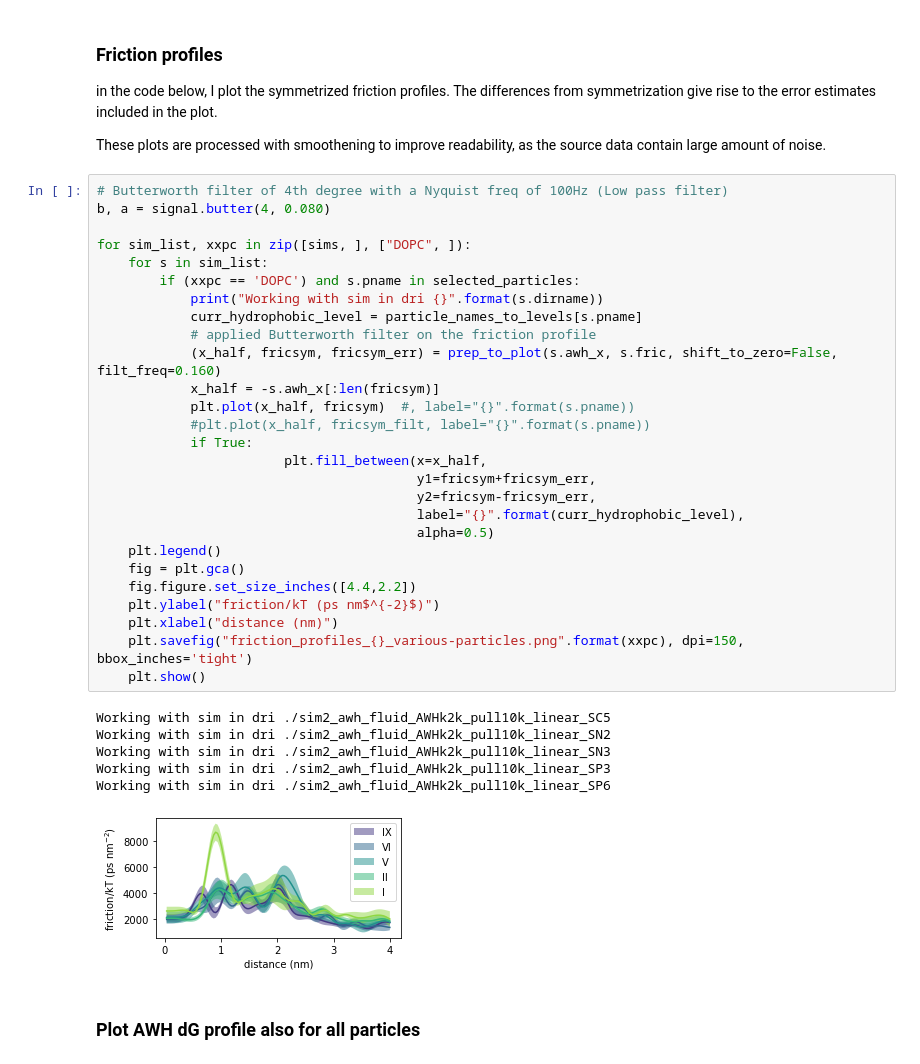
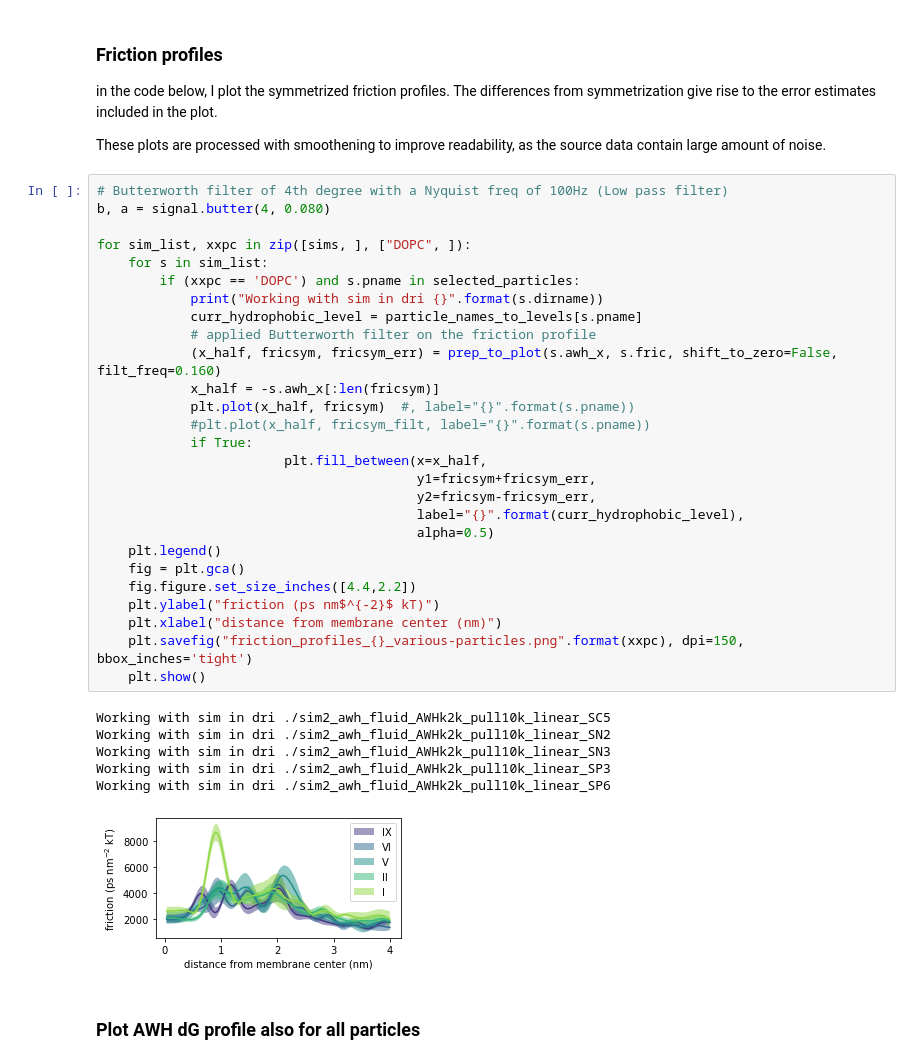
Before and after one commit to jmelcr/permeability, a Jupyter notebook: martini3/cholesterol00p_PC_variousTails_sims/saturation_DPPC-POPC_titration/perm_particle_EOLS/dopc-unsat_0-169_d_100/plot_awh_fric_profiles.ipynb, the cells around one changed output. Saved outputs shown, nothing was run; the diff lists cells and outputs as text.

```diff
--- a/martini3/cholesterol00p_PC_variousTails_sims/saturation_DPPC-POPC_titration/perm_particle_EOLS/dopc-unsat_0-169_d_100/plot_awh_fric_profiles.ipynb
+++ b/martini3/cholesterol00p_PC_variousTails_sims/saturation_DPPC-POPC_titration/perm_particle_EOLS/dopc-unsat_0-169_d_100/plot_awh_fric_profiles.ipynb
@@ -691,36 +691,36 @@ as the source data contain large amount of noise.
 # Butterworth filter of 4th degree with a Nyquist freq of 100Hz (Low pass filter)
 b, a = signal.butter(4, 0.080)
 
 for sim_list, xxpc in zip([sims, ], ["DOPC", ]):
     for s in sim_list:
         if (xxpc == 'DOPC') and s.pname in selected_particles:
             print("Working with sim in dri {}".format(s.dirname))
             curr_hydrophobic_level = particle_names_to_levels[s.pname]
             # applied Butterworth filter on the friction profile
             (x_half, fricsym, fricsym_err) = prep_to_plot(s.awh_x, s.fric, shift_to_zero=False, filt_freq=0.160)
             x_half = -s.awh_x[:len(fricsym)]
             plt.plot(x_half, fricsym)  #, label="{}".format(s.pname))
             #plt.plot(x_half, fricsym_filt, label="{}".format(s.pname))
             if True:
                         plt.fill_between(x=x_half,
                                          y1=fricsym+fricsym_err,
                                          y2=fricsym-fricsym_err,
                                          label="{}".format(curr_hydrophobic_level),
                                          alpha=0.5)
     plt.legend()
     fig = plt.gca()
     fig.figure.set_size_inches([4.4,2.2])
-    plt.ylabel("friction/kT (ps nm$^{-2}$)")
-    plt.xlabel("distance (nm)")
+    plt.ylabel("friction (ps nm$^{-2}$ kT)")
+    plt.xlabel("distance from membrane center (nm)")
     plt.savefig("friction_profiles_{}_various-particles.png".format(xxpc), dpi=150, bbox_inches='tight')
     plt.show()
 # %% [output]
 Working with sim in dri ./sim2_awh_fluid_AWHk2k_pull10k_linear_SC5
 Working with sim in dri ./sim2_awh_fluid_AWHk2k_pull10k_linear_SN2
 Working with sim in dri ./sim2_awh_fluid_AWHk2k_pull10k_linear_SN3
 Working with sim in dri ./sim2_awh_fluid_AWHk2k_pull10k_linear_SP3
 Working with sim in dri ./sim2_awh_fluid_AWHk2k_pull10k_linear_SP6
-[figure, old version]
+[figure, new version]
 # %% [markdown]
 ### Plot AWH dG profile also for all particles
 # %%
```
Also changed, not shown: 1 other file.
